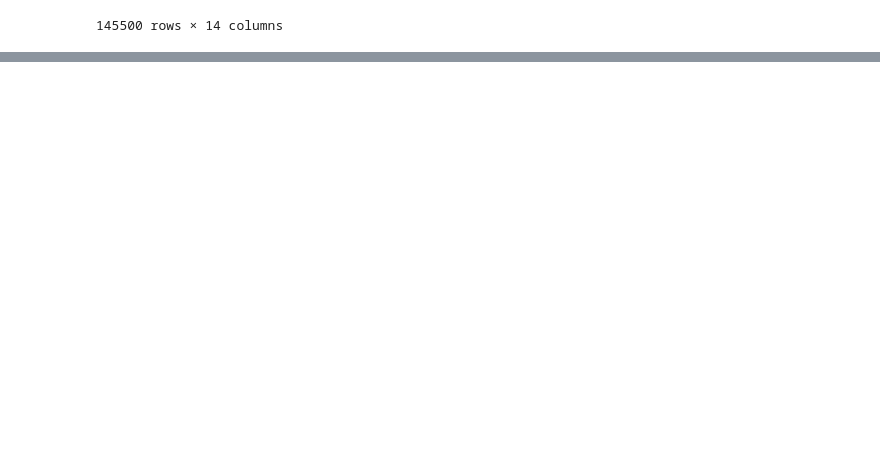
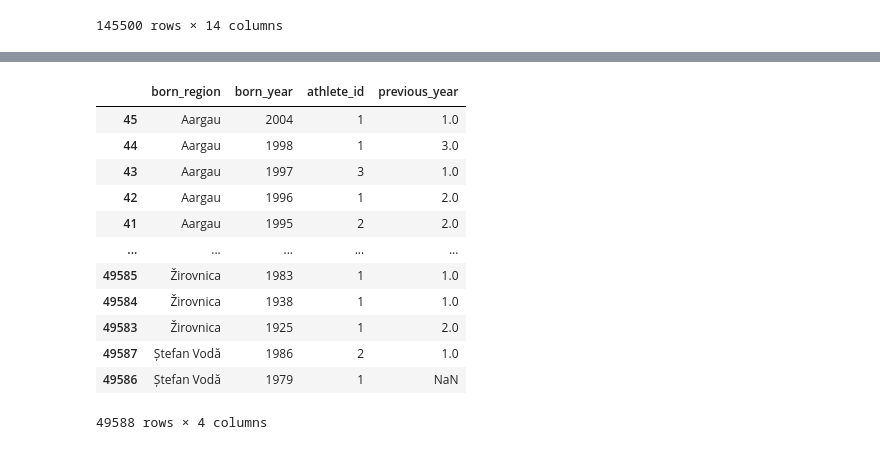
Before and after one commit to diogo-minoru/pandas, a Jupyter notebook: notebook_1.ipynb, the cells around one changed output, grey strips where cells are left out. Drawn from its saved outputs; the diff is of its cells as text; code cells hidden in the pictures; blank space fills up the shorter version.

```diff
--- a/notebook_1.ipynb
+++ b/notebook_1.ipynb
@@ -321,0 +434,19 @@ bios_df.sort_values("height_cm", ascending=True)
+# %%
+bios_df_shift = bios_df.groupby(["born_region","born_year"])["athlete_id"].count().reset_index().sort_values(["born_region", "born_year"], ascending = [True, False])
+bios_df_shift["previous_year"] = bios_df_shift["athlete_id"].shift(-1)
+# %%
+bios_df_shift
+# %% [output]
+|  | born_region | born_year | athlete_id | previous_year |
+| 45 | Aargau | 2004 | 1 | 1.0 |
+| 44 | Aargau | 1998 | 1 | 3.0 |
+| 43 | Aargau | 1997 | 3 | 1.0 |
+| 42 | Aargau | 1996 | 1 | 2.0 |
+| 41 | Aargau | 1995 | 2 | 2.0 |
+| ... | ... | ... | ... | ... |
+| 49585 | Žirovnica | 1983 | 1 | 1.0 |
+| 49584 | Žirovnica | 1938 | 1 | 1.0 |
+| 49583 | Žirovnica | 1925 | 1 | 2.0 |
+| 49587 | Ștefan Vodă | 1986 | 2 | 1.0 |
+| 49586 | Ștefan Vodă | 1979 | 1 | NaN |
+49588 rows × 4 columns
```
Also changed, not shown: parts of 11 cells of this notebook.
